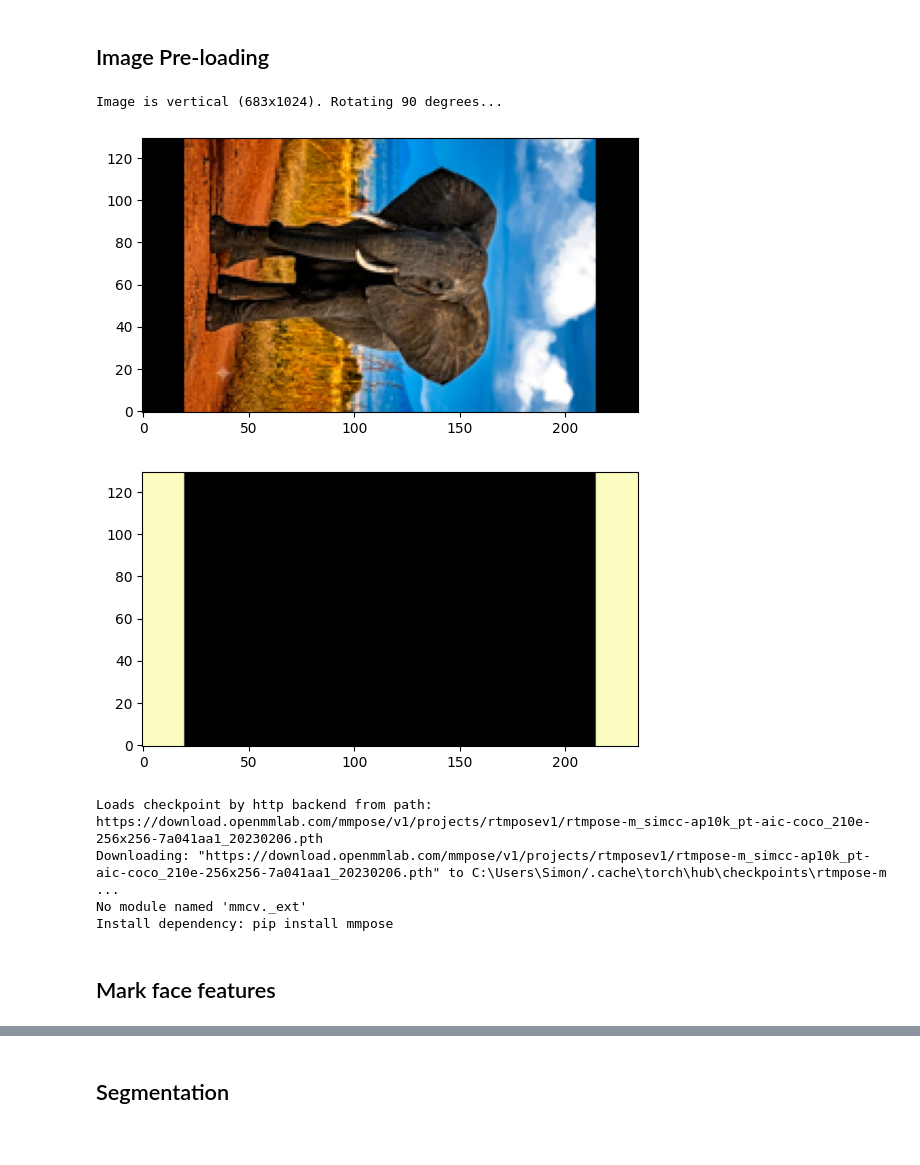
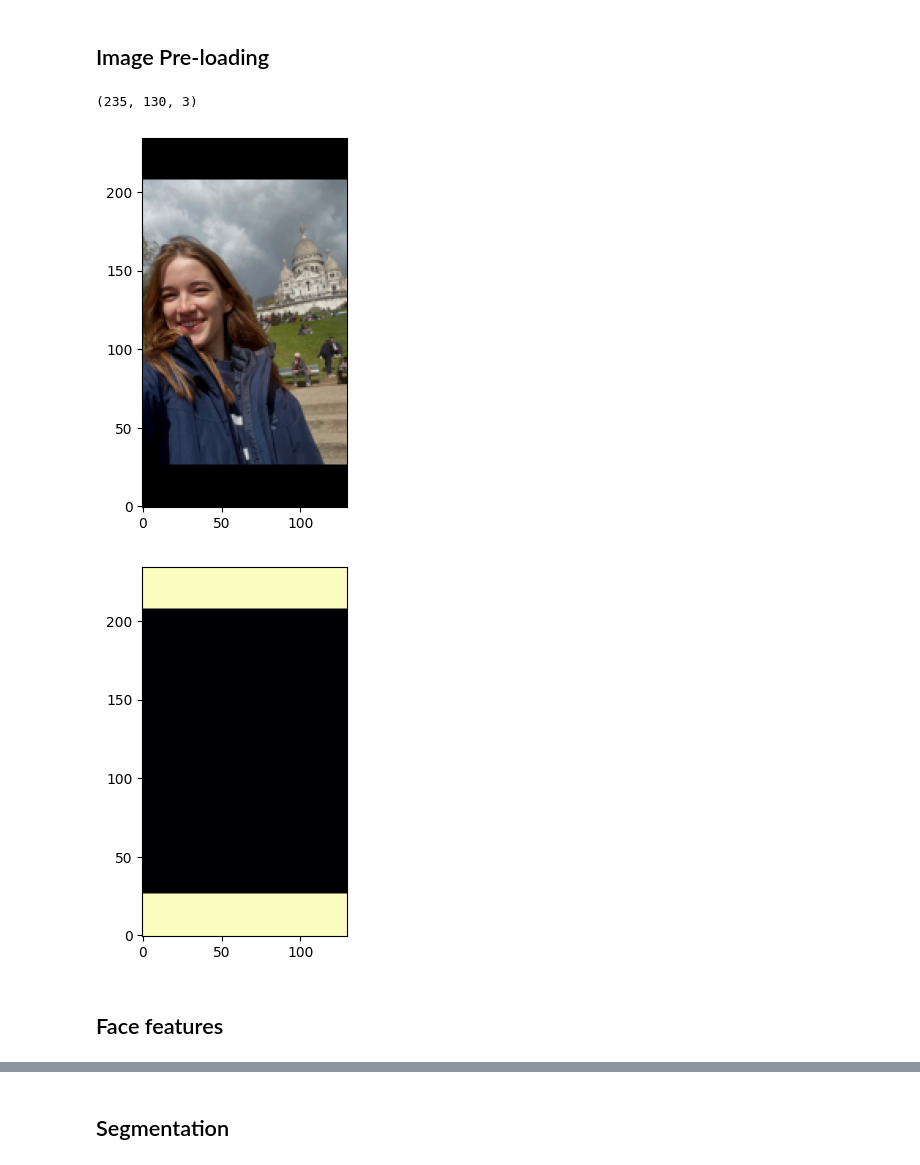
Before and after one commit to SimonMeersschaut/paint-bot, a Jupyter notebook: src/stroke_generation.ipynb, the cells around one changed output, grey strips where cells are left out. Drawn from its saved outputs; the diff is of its cells as text; code cells hidden in the pictures.

```diff
--- a/src/stroke_generation.ipynb
+++ b/src/stroke_generation.ipynb
@@ -1,7 +1,7 @@
 # %% [markdown]
 ## Imports & Loads
 # %%
-CANVAS_SIZE = (235, 130) # mm
+CANVAS_SIZE = (130, 235) # mm (235, 130)
 # %%
 from stroke_generation import Hyperparameters, KNearest, PaletteColorsOnly
 from datatypes import StrokeSequence, LoadBrush
@@ -31,30 +31,28 @@ from skimage.segmentation import slic, mark_boundaries
 ## Image Pre-loading
 # %%
 # 1. Load your PIL image
-INPUT_PATH = Path("../images/elephant-ai.jpg")
+INPUT_PATH = Path("../images/enya.jpeg")
 IMAGE_NAME = INPUT_PATH.stem
-pil_original_image = rotate_if_vertical(Image.open(INPUT_PATH).convert("RGB").transpose(Image.FLIP_TOP_BOTTOM))
+pil_original_image = Image.open(INPUT_PATH).convert("RGB").transpose(Image.FLIP_TOP_BOTTOM)
 
 enhancer = ImageEnhance.Contrast(pil_original_image)
 contrast_factor = 1.2
 pil_original_image = enhancer.enhance(contrast_factor)
 
 # 2. Resize to 440x440 (assuming resize_image is defined elsewhere)
 pil_resized_image = resize_image(pil_original_image, CANVAS_SIZE)
 
-# GaussianBlur takes a 'radius' parameter. Higher radius = more blur.
-# pil_blurred_image = pil_resized_image.filter(ImageFilter.GaussianBlur(radius=5))
-# np_resized_blurred_image = np.array(pil_blurred_image)
-
 # 3. Convert the original resized PIL image to a NumPy array (if still needed)
 np_resized_image = np.array(pil_resized_image)
 np_original_image = np.array(pil_original_image)
 
+print(np_resized_image.shape)
+
 # Display the blurred image to verify
 show_np_image(np_resized_image)
 # %% [output]
-Image is vertical (683x1024). Rotating 90 degrees...
+(235, 130, 3)
-[figure, old version]
+[figure, new version]
 # %%
 # 3. Create a "dummy" pure white image of the exact same original size
 # This represents our "real pixels" mask BEFORE padding
@@ -71,37 +69,7 @@ padding_mask = (np.array(padded_mask_resized) == 0).astype(np.uint8)
 
 show_np_image(padding_mask, cmap="magma")
 # %% [output]
-[figure, old version]
+[figure, new version]
-# %%
-import mmpose
-# Draw feature boxes on the resized image used in the pipeline.
-try:
-    feature_overlay_pil, face_feature_detections = detect_and_draw_animal_face_features(
-        np_resized_image,
-        pose2d="animal",
-        score_threshold=0.25,
-        feature_padding=8,
-        draw_face_bbox=True,
-        line_width=2,
-    )
-
-    show_np_image(np.array(feature_overlay_pil))
-
-    for animal_index, detection in enumerate(face_feature_detections, start=1):
-        print(f"Animal {animal_index}")
-        for feature_box in detection.feature_boxes:
-            print(
-                f"  {feature_box.name}: bbox={feature_box.bbox_xyxy}, "
-                f"score={feature_box.average_score:.3f}"
-            )
-except ImportError as exc:
-    print(exc)
-    print("Install dependency: pip install mmpose")
-# %% [output]
-Loads checkpoint by http backend from path: https://download.openmmlab.com/mmpose/v1/projects/rtmposev1/rtmpose-m_simcc-ap10k_pt-aic-coco_210e-256x256-7a041aa1_20230206.pth
-Downloading: "https://download.openmmlab.com/mmpose/v1/projects/rtmposev1/rtmpose-m_simcc-ap10k_pt-aic-coco_210e-256x256-7a041aa1_20230206.pth" to C:\Users\Simon/.cache\torch\hub\checkpoints\rtmpose-m ...
-No module named 'mmcv._ext'
-Install dependency: pip install mmpose
 # %% [markdown]
-## Mark face features
+## Face features
 # %%
```
Also changed, not shown: parts of 12 cells of this notebook, 7 other files.
